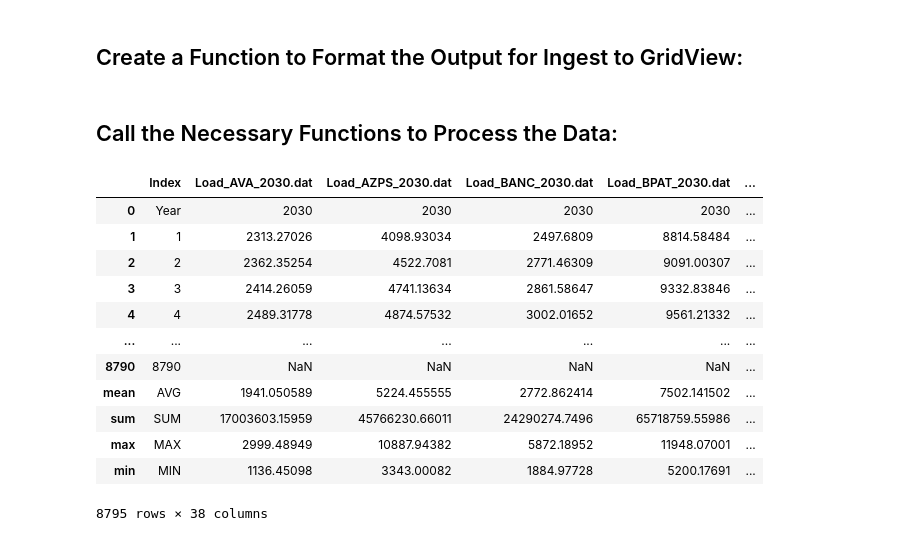
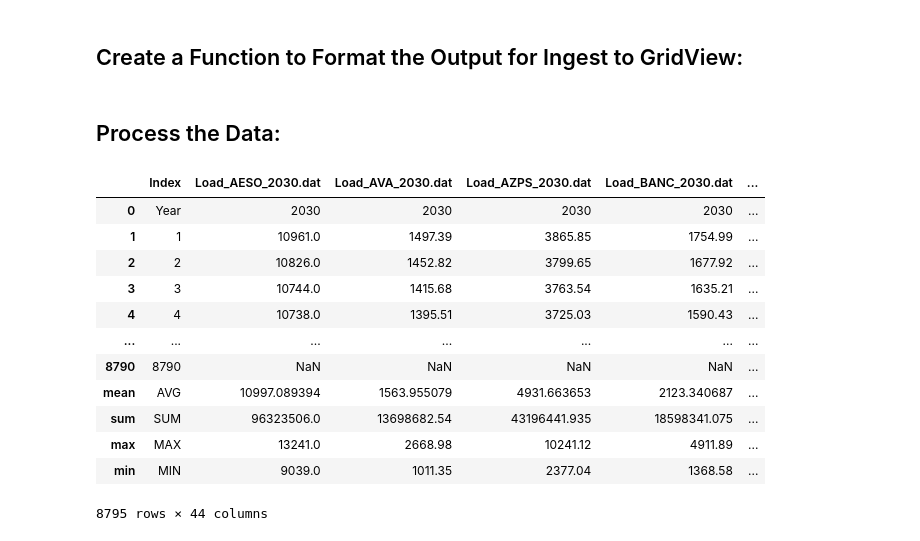
Before and after one commit to cdburley/wpto_polar_vortex_2024_case, a Jupyter notebook: notebooks/process_load_data.ipynb, the cells around one changed output. Saved outputs shown, nothing was run; the diff lists cells and outputs as text; code cells hidden in the pictures.

```diff
--- a/notebooks/process_load_data.ipynb
+++ b/notebooks/process_load_data.ipynb
@@ -14,8 +15,8 @@ import matplotlib.pyplot as plt
 ## Set the Directory Structure
 # %%
 # Identify the data input and image output directory:
-data_dir =  '/Users/burl878/Documents/Code/code_repos/ntp_heat_wave_loads/data/'
-plot_dir =  '/Users/burl878/Documents/Code/code_repos/ntp_heat_wave_loads/plots/'
+data_dir =  '/Users/burl878/Documents/Code/code_repos/wpto_polar_vortex_2024_case/data/'
+plot_dir =  '/Users/burl878/Documents/Code/code_repos/wpto_polar_vortex_2024_case/plots/'
 # %% [markdown]
 ## Suppress Future Warnings
 # %%
@@ -98,38 +184,43 @@ def aggregate_mlp_output_files(data_dir: str, year_to_process: str):
 # %%
-def scale_tell_loads(data_dir: str, year_to_process: str):
+def scale_eia930_loads(data_dir: str, year_to_process: int):
 
-    # Aggregate the TELL MLP files:
-    tell_df = aggregate_mlp_output_files(data_dir = data_dir,
-                                         year_to_process = year_to_process)
+    # Aggregate the EIA 930 data:
+    load_df = aggregate_eia_930_files(data_dir = data_dir,
+                                      year_to_process = year_to_process)
 
     # Read in the processed GridView file and rename a column for consistency:
     gv_df = process_gridview_data(data_dir = data_dir)
     gv_df.rename(columns={'Total_Load_MWh': 'GV_Total_Load_MWh'}, inplace=True)
 
     # Merge the tell_df and gv_df dataframes based on common BA names:
-    merged_df = tell_df.merge(gv_df, on=['BA'])
+    merged_df = load_df.merge(gv_df, on=['BA'])
 
     # Sum the hourly TELL loads by BA into annual total loads:
-    merged_df['TELL_Total_Load_MWh'] = merged_df.groupby('BA')['Hourly_Load_MWh'].transform('sum')
+    merged_df['EIA930_Total_Load_MWh'] = merged_df.groupby('BA')['Raw_Demand_MWh'].transform('sum')
 
     # Compute the scaling factors that force the annual total loads to agree:
-    merged_df['Scaling_Factor'] = merged_df['GV_Total_Load_MWh'] / merged_df['TELL_Total_Load_MWh']
+    merged_df['Scaling_Factor'] = merged_df['GV_Total_Load_MWh'] / merged_df['EIA930_Total_Load_MWh']
 
     # Compute the scaled hourly loads:
-    merged_df['Hourly_Load_MWh_Scaled'] = merged_df['Hourly_Load_MWh'] * merged_df['Scaling_Factor']
+    merged_df['Scaled_Demand_MWh'] = (merged_df['Raw_Demand_MWh'] * merged_df['Scaling_Factor']).round(2)
 
     # Compute the hours since the start of the year:
-    merged_df['Hour'] = ((pd.to_datetime(merged_df['Time_UTC']) - datetime.datetime(int(year_to_process), 1, 1, 0, 0, 0)) / np.timedelta64(1, 'h') + 1).astype(int)
+    merged_df['Hour'] = ((pd.to_datetime(merged_df['Time_Local']) - datetime.datetime(year_to_process, 1, 1, 0, 0, 0)) / np.timedelta64(1, 'h') + 1).astype(int)
+
+    # Save the data so I can inspect it:
+    merged_df.to_csv((os.path.join(data_dir, 'Test.csv')), sep=',', index=False)
 
     # Only keep the columns that are needed:
-    scaled_tell_df = merged_df[['Hour', 'BA', 'Hourly_Load_MWh_Scaled']].copy()
+    scaled_demand_df = merged_df[['Hour', 'BA', 'Scaled_Demand_MWh']].copy().drop_duplicates().reset_index(drop=True)
 
     # Drop the rows with missing values (i.e., there is not a corresponding GridView load):
-    scaled_tell_df = scaled_tell_df.dropna(how = 'any')
-
-    # Rename the load variable and round it to 5 decimals:
-    scaled_tell_df.rename(columns={'Hourly_Load_MWh_Scaled': 'Load_MWh'}, inplace=True)
-    scaled_tell_df['Load_MWh'] = scaled_tell_df['Load_MWh'].round(5)
+    scaled_demand_df = scaled_demand_df.dropna(how='any')
 
     # Return the output dataframe:
-    return scaled_tell_df
+    return scaled_demand_df
+# %%
+# Test the function:
+output_df = scale_eia930_loads(data_dir = data_dir,
+                               year_to_process = 2024)
+
+output_df
@@ -242,24 +359,24 @@ def format_scaled_tell_loads(data_dir: str, year_to_process: str):
     # Return the output dataframe:
     return output_df
 # %% [markdown]
-## Call the Necessary Functions to Process the Data:
+## Process the Data:
 # %%
-output_df = format_scaled_tell_loads(data_dir = data_dir,
-                                     year_to_process = '2009')
+output_df = format_scaled_eia930_loads(data_dir = data_dir,
+                                       year_to_process = 2024)
 
 output_df
 # %% [output]
-|  | Index | Load_AVA_2030.dat | Load_AZPS_2030.dat | Load_BANC_2030.dat | Load_BPAT_2030.dat | ... |
+|  | Index | Load_AESO_2030.dat | Load_AVA_2030.dat | Load_AZPS_2030.dat | Load_BANC_2030.dat | ... |
 | 0 | Year | 2030 | 2030 | 2030 | 2030 | ... |
-| 1 | 1 | 2313.27026 | 4098.93034 | 2497.6809 | 8814.58484 | ... |
-| 2 | 2 | 2362.35254 | 4522.7081 | 2771.46309 | 9091.00307 | ... |
-| 3 | 3 | 2414.26059 | 4741.13634 | 2861.58647 | 9332.83846 | ... |
-| 4 | 4 | 2489.31778 | 4874.57532 | 3002.01652 | 9561.21332 | ... |
+| 1 | 1 | 10961.0 | 1497.39 | 3865.85 | 1754.99 | ... |
+| 2 | 2 | 10826.0 | 1452.82 | 3799.65 | 1677.92 | ... |
+| 3 | 3 | 10744.0 | 1415.68 | 3763.54 | 1635.21 | ... |
+| 4 | 4 | 10738.0 | 1395.51 | 3725.03 | 1590.43 | ... |
 | ... | ... | ... | ... | ... | ... | ... |
 | 8790 | 8790 | NaN | NaN | NaN | NaN | ... |
-| mean | AVG | 1941.050589 | 5224.455555 | 2772.862414 | 7502.141502 | ... |
-| sum | SUM | 17003603.15959 | 45766230.66011 | 24290274.7496 | 65718759.55986 | ... |
-| max | MAX | 2999.48949 | 10887.94382 | 5872.18952 | 11948.07001 | ... |
-| min | MIN | 1136.45098 | 3343.00082 | 1884.97728 | 5200.17691 | ... |
+| mean | AVG | 10997.089394 | 1563.955079 | 4931.663653 | 2123.340687 | ... |
+| sum | SUM | 96323506.0 | 13698682.54 | 43196441.935 | 18598341.075 | ... |
+| max | MAX | 13241.0 | 2668.98 | 10241.12 | 4911.89 | ... |
+| min | MIN | 9039.0 | 1011.35 | 2377.04 | 1368.58 | ... |
-8795 rows × 38 columns
+8795 rows × 44 columns
 # %% [markdown]
```
Also changed, not shown: parts of 26 cells of this notebook, 2 other files.
